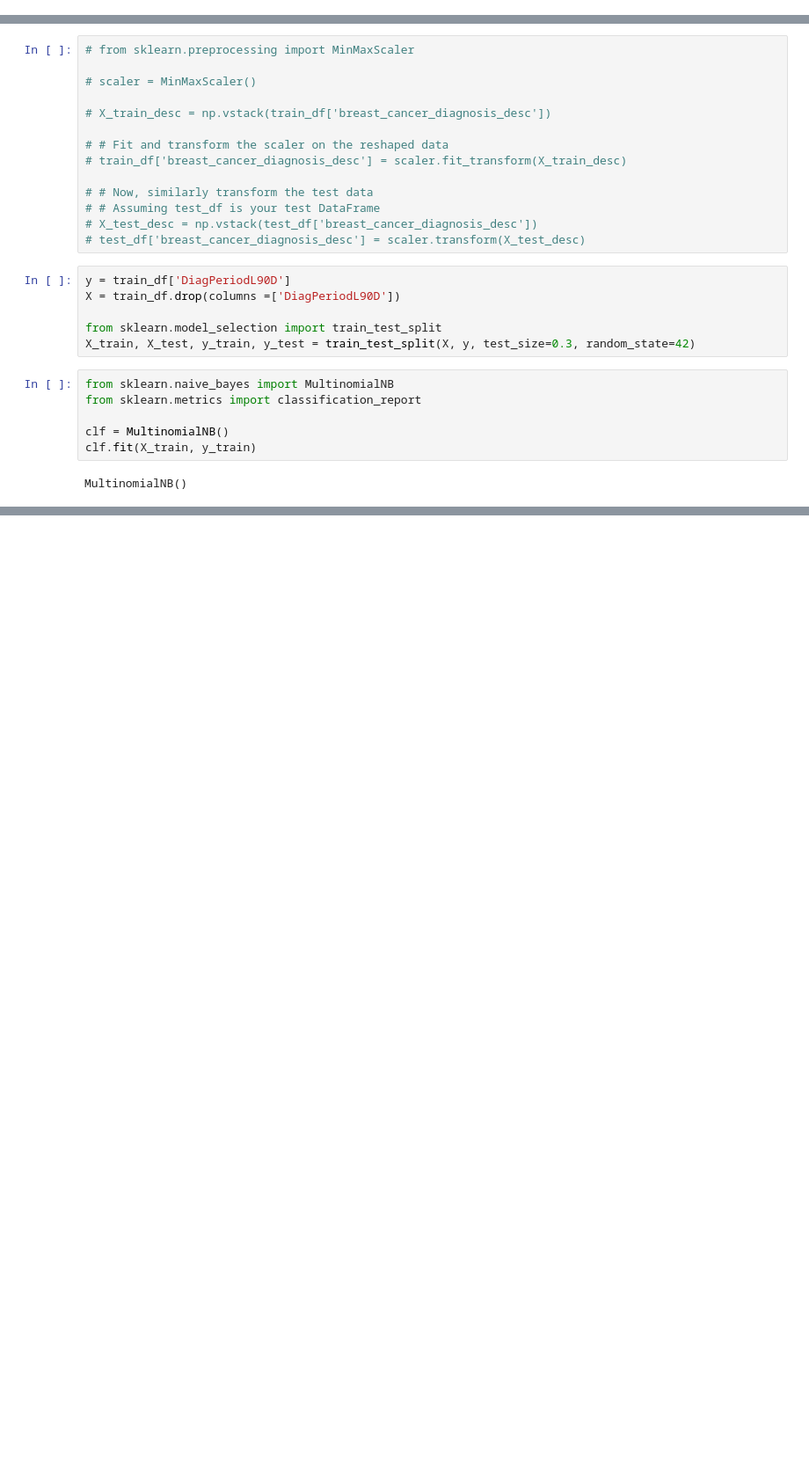
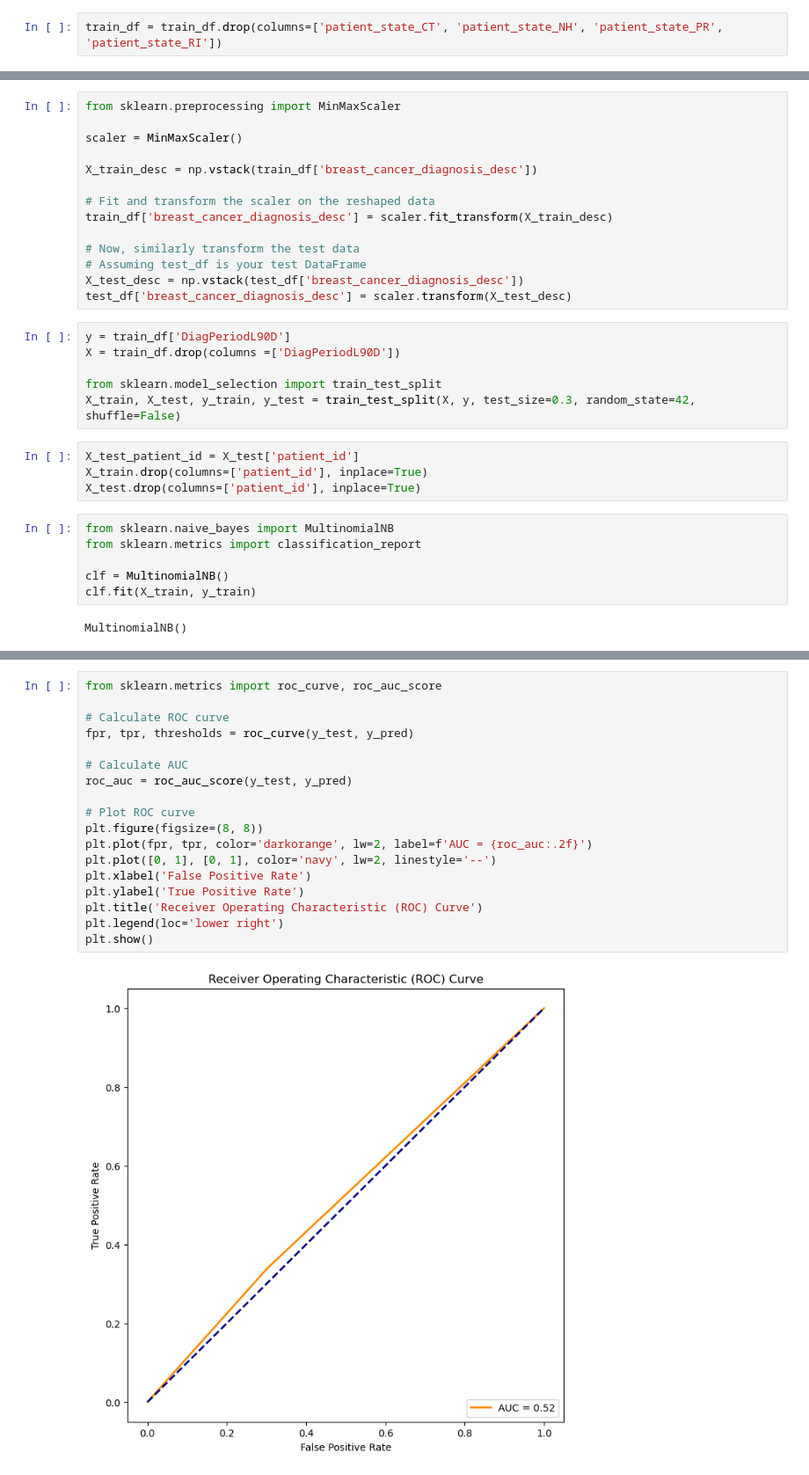
Before and after one commit to Chepngeno-langat/DS-projects, a Jupyter notebook: Wids_datathon_2024/metastatic_cancer_diagnosis.ipynb, the cells around one changed output, grey strips where cells are left out. Shown at 88% size. Cells and saved outputs as stored; diff of their text form; blank space fills up the shorter version.

```diff
--- a/Wids_datathon_2024/metastatic_cancer_diagnosis.ipynb
+++ b/Wids_datathon_2024/metastatic_cancer_diagnosis.ipynb
@@ -265,4 +301,6 @@ train_df.drop(columns=['Region'], inplace=True)
 
 test_df = pd.concat([test_df, pd.get_dummies(test_df['Region'], prefix='Region')], axis=1)
 test_df.drop(columns=['Region'], inplace=True)
+# %%
+train_df = train_df.drop(columns=['patient_state_CT', 'patient_state_NH', 'patient_state_PR', 'patient_state_RI'])
 # %%
@@ -271,23 +309,27 @@ test_df.drop(columns=['Region'], inplace=True)
 # %%
-# from sklearn.preprocessing import MinMaxScaler
+from sklearn.preprocessing import MinMaxScaler
 
-# scaler = MinMaxScaler()
+scaler = MinMaxScaler()
 
-# X_train_desc = np.vstack(train_df['breast_cancer_diagnosis_desc'])
+X_train_desc = np.vstack(train_df['breast_cancer_diagnosis_desc'])
 
-# # Fit and transform the scaler on the reshaped data
-# train_df['breast_cancer_diagnosis_desc'] = scaler.fit_transform(X_train_desc)
+# Fit and transform the scaler on the reshaped data
+train_df['breast_cancer_diagnosis_desc'] = scaler.fit_transform(X_train_desc)
 
-# # Now, similarly transform the test data
-# # Assuming test_df is your test DataFrame
-# X_test_desc = np.vstack(test_df['breast_cancer_diagnosis_desc'])
-# test_df['breast_cancer_diagnosis_desc'] = scaler.transform(X_test_desc)
+# Now, similarly transform the test data
+# Assuming test_df is your test DataFrame
+X_test_desc = np.vstack(test_df['breast_cancer_diagnosis_desc'])
+test_df['breast_cancer_diagnosis_desc'] = scaler.transform(X_test_desc)
 # %%
 y = train_df['DiagPeriodL90D']
 X = train_df.drop(columns =['DiagPeriodL90D'])
 
 from sklearn.model_selection import train_test_split
-X_train, X_test, y_train, y_test = train_test_split(X, y, test_size=0.3, random_state=42)
+X_train, X_test, y_train, y_test = train_test_split(X, y, test_size=0.3, random_state=42, shuffle=False)
+# %%
+X_test_patient_id = X_test['patient_id']
+X_train.drop(columns=['patient_id'], inplace=True)
+X_test.drop(columns=['patient_id'], inplace=True)
 # %%
 from sklearn.naive_bayes import MultinomialNB
 from sklearn.metrics import classification_report
@@ -312,2 +354,22 @@ weighted avg       0.53      0.49      0.49      3872
+# %%
+from sklearn.metrics import roc_curve, roc_auc_score
+
+# Calculate ROC curve
+fpr, tpr, thresholds = roc_curve(y_test, y_pred)
+
+# Calculate AUC
+roc_auc = roc_auc_score(y_test, y_pred)
+
+# Plot ROC curve
+plt.figure(figsize=(8, 8))
+plt.plot(fpr, tpr, color='darkorange', lw=2, label=f'AUC = {roc_auc:.2f}')
+plt.plot([0, 1], [0, 1], color='navy', lw=2, linestyle='--')
+plt.xlabel('False Positive Rate')
+plt.ylabel('True Positive Rate')
+plt.title('Receiver Operating Characteristic (ROC) Curve')
+plt.legend(loc='lower right')
+plt.show()
+# %% [output]
+[figure, added]
 # %%
 from sklearn.ensemble import RandomForestClassifier
```
Also changed, not shown: parts of 38 cells of this notebook, 4 other files.
